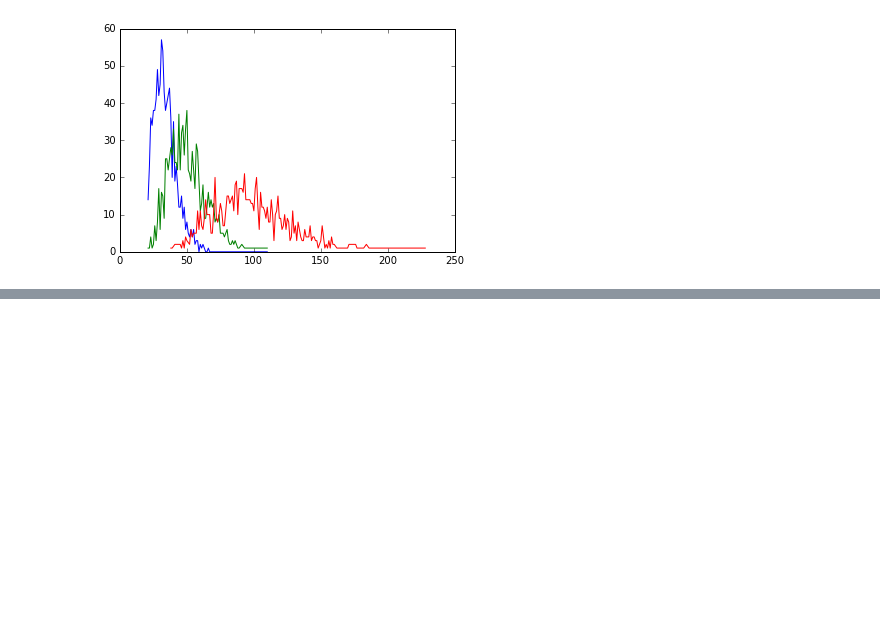
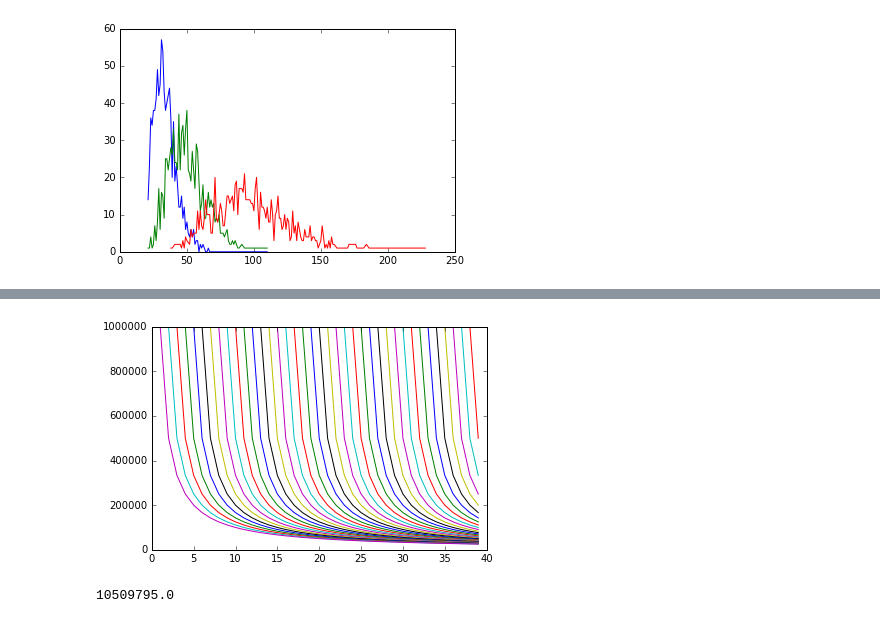
Before and after one commit to thevioletpiece/data_science_tools, a Jupyter notebook: Population Modelling.ipynb, the cells around one changed output, grey strips where cells are left out. Saved outputs shown, nothing was run; the diff lists cells and outputs as text; code cells hidden in the pictures; blank space fills up the shorter version.

```diff
--- a/Population Modelling.ipynb
+++ b/Population Modelling.ipynb
@@ -146,0 +219,16 @@ plt.show()
+# %%
+dicy=[]
+for j in range(40):
+    plt.plot([p[1] for p in cohorts[j]] ,[p[2] for p in cohorts[j]])
+    for p in cohorts[j]:
+        dicy.append((p[1], p[2]))
+plt.show()
+
+
+#How do we visualize this as a triangle?  Very important to do!
+# %% [output]
+[figure, added]
+# %%
+computePopulation(19)
+# %% [output]
+10509795.0
```
Also changed, not shown: parts of 21 cells of this notebook, 1 other file.
